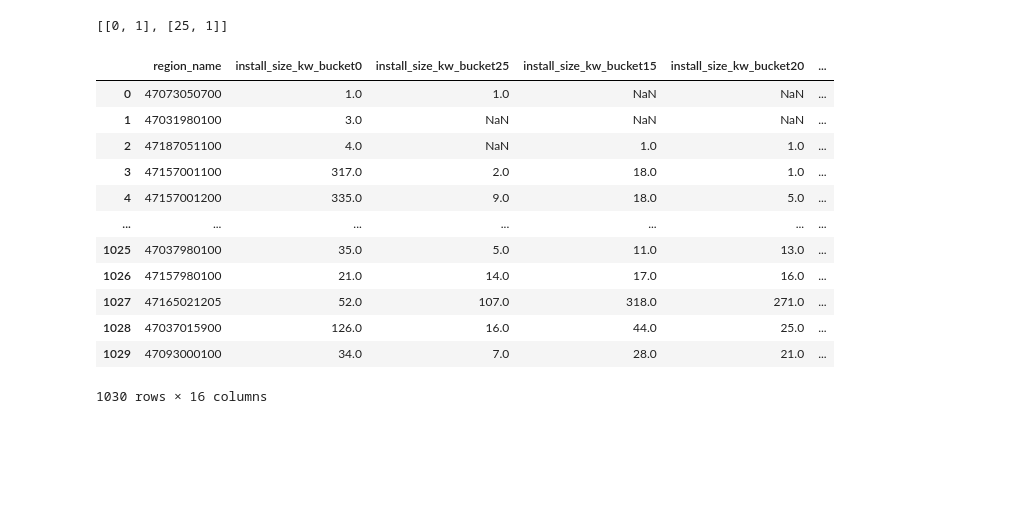
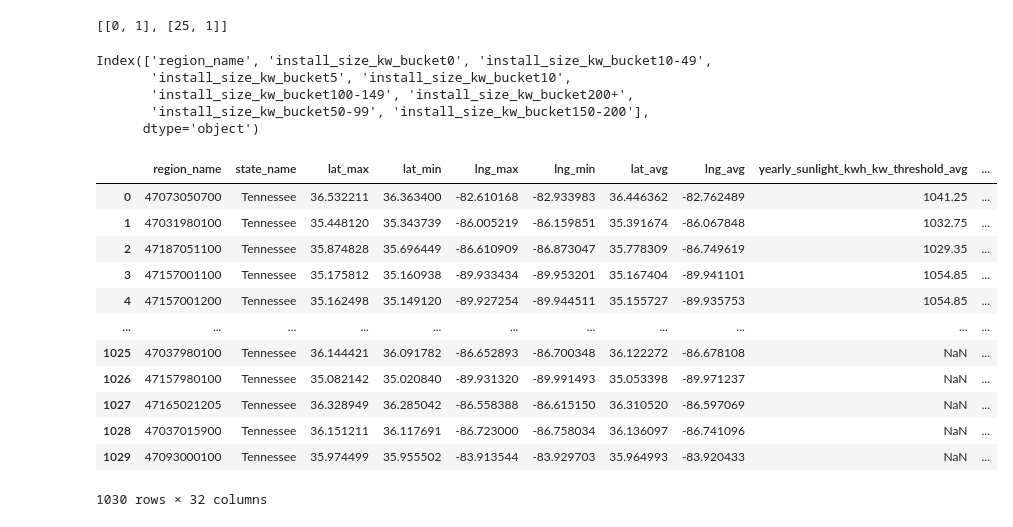
Before and after one commit to pfbabb/solar_roof_community_project, a Jupyter notebook: notebooks/install_size_bucket_unpack.ipynb, the cells around one changed output. Saved outputs shown, nothing was run; the diff lists cells and outputs as text; code cells hidden in the pictures; blank space fills up the shorter version.

```diff
--- a/notebooks/install_size_bucket_unpack.ipynb
+++ b/notebooks/install_size_bucket_unpack.ipynb
@@ -83,18 +85,10 @@ for index, row in tnroof.iterrows():
             bucket['install_size_kw_bucket' + str(buc[0])] = buc[1]
     buckets = buckets.append(bucket, ignore_index=True)
 # %%
-buckets
+buckets.columns
 # %% [output]
-|  | region_name | install_size_kw_bucket0 | install_size_kw_bucket25 | install_size_kw_bucket15 | install_size_kw_bucket20 | ... |
-| 0 | 47073050700 | 1.0 | 1.0 | NaN | NaN | ... |
-| 1 | 47031980100 | 3.0 | NaN | NaN | NaN | ... |
-| 2 | 47187051100 | 4.0 | NaN | 1.0 | 1.0 | ... |
-| 3 | 47157001100 | 317.0 | 2.0 | 18.0 | 1.0 | ... |
-| 4 | 47157001200 | 335.0 | 9.0 | 18.0 | 5.0 | ... |
-| ... | ... | ... | ... | ... | ... | ... |
-| 1025 | 47037980100 | 35.0 | 5.0 | 11.0 | 13.0 | ... |
-| 1026 | 47157980100 | 21.0 | 14.0 | 17.0 | 16.0 | ... |
-| 1027 | 47165021205 | 52.0 | 107.0 | 318.0 | 271.0 | ... |
-| 1028 | 47037015900 | 126.0 | 16.0 | 44.0 | 25.0 | ... |
-| 1029 | 47093000100 | 34.0 | 7.0 | 28.0 | 21.0 | ... |
-1030 rows × 16 columns
+Index(['region_name', 'install_size_kw_bucket0', 'install_size_kw_bucket10-49',
+       'install_size_kw_bucket5', 'install_size_kw_bucket10',
+       'install_size_kw_bucket100-149', 'install_size_kw_bucket200+',
+       'install_size_kw_bucket50-99', 'install_size_kw_bucket150-200'],
+      dtype='object')
@@ -100,0 +98,16 @@ buckets
+# %%
+tnroof
+# %% [output]
+|  | region_name | state_name | lat_max | lat_min | lng_max | lng_min | lat_avg | lng_avg | yearly_sunlight_kwh_kw_threshold_avg | ... |
+| 0 | 47073050700 | Tennessee | 36.532211 | 36.363400 | -82.610168 | -82.933983 | 36.446362 | -82.762489 | 1041.25 | ... |
+| 1 | 47031980100 | Tennessee | 35.448120 | 35.343739 | -86.005219 | -86.159851 | 35.391674 | -86.067848 | 1032.75 | ... |
+| 2 | 47187051100 | Tennessee | 35.874828 | 35.696449 | -86.610909 | -86.873047 | 35.778309 | -86.749619 | 1029.35 | ... |
+| 3 | 47157001100 | Tennessee | 35.175812 | 35.160938 | -89.933434 | -89.953201 | 35.167404 | -89.941101 | 1054.85 | ... |
+| 4 | 47157001200 | Tennessee | 35.162498 | 35.149120 | -89.927254 | -89.944511 | 35.155727 | -89.935753 | 1054.85 | ... |
+| ... | ... | ... | ... | ... | ... | ... | ... | ... | ... | ... |
+| 1025 | 47037980100 | Tennessee | 36.144421 | 36.091782 | -86.652893 | -86.700348 | 36.122272 | -86.678108 | NaN | ... |
+| 1026 | 47157980100 | Tennessee | 35.082142 | 35.020840 | -89.931320 | -89.991493 | 35.053398 | -89.971237 | NaN | ... |
+| 1027 | 47165021205 | Tennessee | 36.328949 | 36.285042 | -86.558388 | -86.615150 | 36.310520 | -86.597069 | NaN | ... |
+| 1028 | 47037015900 | Tennessee | 36.151211 | 36.117691 | -86.723000 | -86.758034 | 36.136097 | -86.741096 | NaN | ... |
+| 1029 | 47093000100 | Tennessee | 35.974499 | 35.955502 | -83.913544 | -83.929703 | 35.964993 | -83.920433 | NaN | ... |
+1030 rows × 32 columns
```
Also changed, not shown: parts of 6 cells of this notebook, 8 other files.
